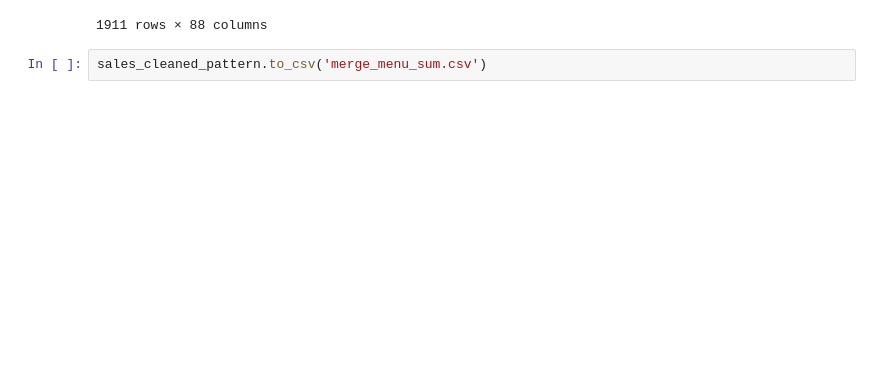
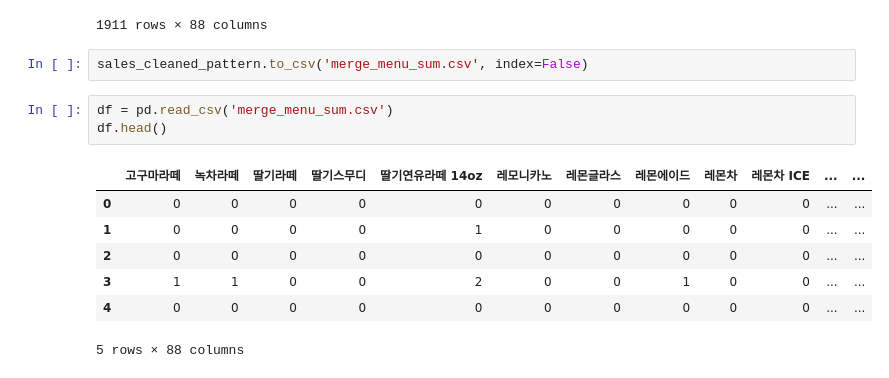
Before and after one commit to sohds/P4DS_gaeun_allocation, a Jupyter notebook: dataprep/merge_menu_sum.ipynb, the cells around one changed output. Cells and saved outputs as stored; diff of their text form; blank space fills up the shorter version.

Commit message:
improve: csv파일 index=False 코드 추가

```diff
--- a/dataprep/merge_menu_sum.ipynb
+++ b/dataprep/merge_menu_sum.ipynb
@@ -165,4 +165,15 @@ sales_cleaned_pattern
 | 1910 | 0 | 0 | 0 | 0 | 0 | 0 | 0 | 0 | 0 | 0 | ... | ... |
 1911 rows × 88 columns
 # %%
-sales_cleaned_pattern.to_csv('merge_menu_sum.csv')
+sales_cleaned_pattern.to_csv('merge_menu_sum.csv', index=False)
+# %%
+df = pd.read_csv('merge_menu_sum.csv')
+df.head()
+# %% [output]
+|  | 고구마라떼 | 녹차라떼 | 딸기라떼 | 딸기스무디 | 딸기연유라떼 14oz | 레모니카노 | 레몬글라스 | 레몬에이드 | 레몬차 | 레몬차 ICE | ... | ... |
+| 0 | 0 | 0 | 0 | 0 | 0 | 0 | 0 | 0 | 0 | 0 | ... | ... |
+| 1 | 0 | 0 | 0 | 0 | 1 | 0 | 0 | 0 | 0 | 0 | ... | ... |
+| 2 | 0 | 0 | 0 | 0 | 0 | 0 | 0 | 0 | 0 | 0 | ... | ... |
+| 3 | 1 | 1 | 0 | 0 | 2 | 0 | 0 | 1 | 0 | 0 | ... | ... |
+| 4 | 0 | 0 | 0 | 0 | 0 | 0 | 0 | 0 | 0 | 0 | ... | ... |
+5 rows × 88 columns
```
